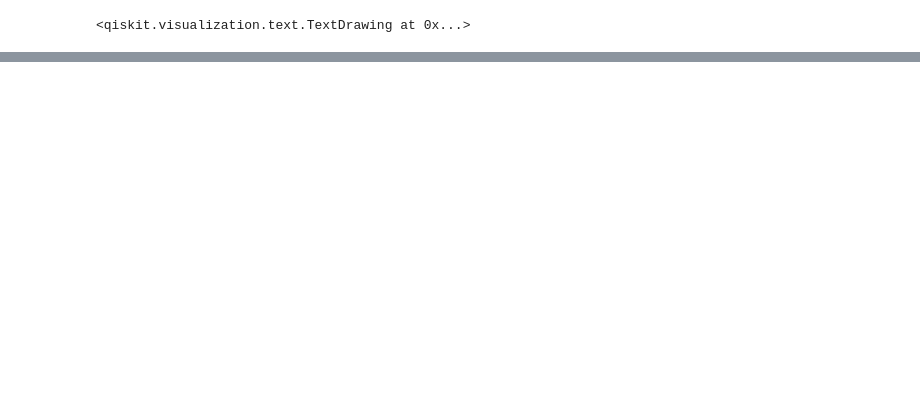
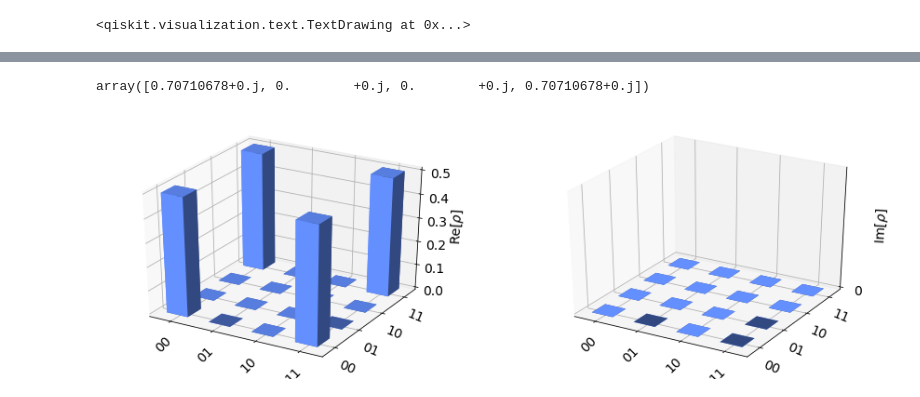
Before and after one commit to Adri-md-1208/Quantum-Project, a Jupyter notebook: Tutorials/Ploting data in Qiskit.ipynb, the cells around one changed output, grey strips where cells are left out. Saved outputs shown, nothing was run; the diff lists cells and outputs as text; code cells hidden in the pictures; blank space fills up the shorter version.

```diff
--- a/Tutorials/Ploting data in Qiskit.ipynb
+++ b/Tutorials/Ploting data in Qiskit.ipynb
@@ -89,0 +100,13 @@ plot_histogram(exp_counts, sort='hamming', target_string='1011')
+# %%
+#Diferents types of visualizations in a plot state
+backend = BasicAer.get_backend('statevector_simulator')
+result = execute(bell, backend).result()
+psi = result.get_statevector(bell)
+psi
+# %% [output]
+array([0.70710678+0.j, 0.        +0.j, 0.        +0.j, 0.70710678+0.j])
+# %%
+from qiskit.visualization import plot_state_city
+plot_state_city(psi)
+# %% [output]
+[figure, added]
```
Also changed, not shown: parts of 12 cells of this notebook.
